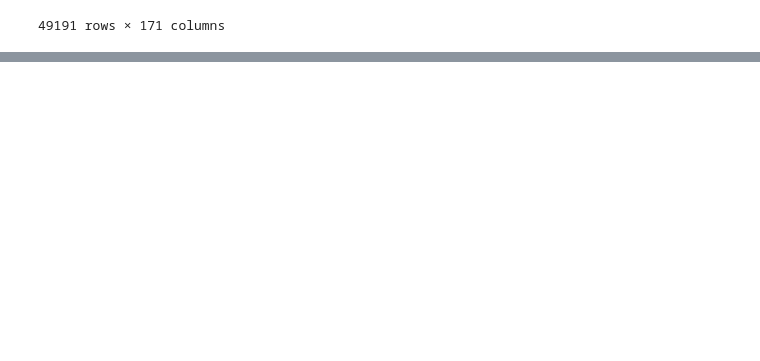
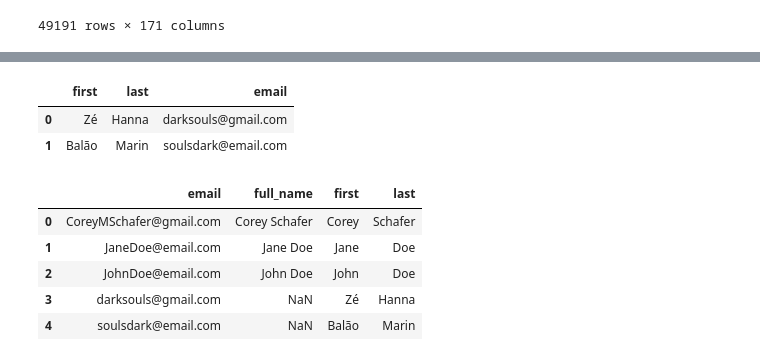
Before and after one commit to medeiroscaio/ml-estudos, a Jupyter notebook: pandas/pandas.ipynb, the cells around one changed output, grey strips where cells are left out. Cells and saved outputs as stored; diff of their text form; code cells hidden in the pictures; blank space fills up the shorter version.

Commit message:
pandas - adding and removing rows/columns, concat, drop

```diff
--- a/pandas/pandas.ipynb
+++ b/pandas/pandas.ipynb
@@ -518,0 +551,2 @@ df.rename(columns = {"ConvertedCompYearly": "SalaryUSDYearly"})
+# %%
+df.drop(columns=["first", "last"], inplace=True)
@@ -518,0 +567,2 @@ df.rename(columns = {"ConvertedCompYearly": "SalaryUSDYearly"})
+# %%
+df[["first", "last"]] = df["full_name"].str.split("  ", expand=True)
@@ -518,0 +584,25 @@ df.rename(columns = {"ConvertedCompYearly": "SalaryUSDYearly"})
+# %%
+people = {
+    "first": ["Zé", "Balão"],
+    "last": ["Hanna", "Marin"],
+    "email": ["darksouls@gmail.com", "soulsdark@email.com"]
+}
+
+df2 = pd.DataFrame(people)
+# %%
+df2
+# %% [output]
+|  | first | last | email |
+| 0 | Zé | Hanna | darksouls@gmail.com |
+| 1 | Balão | Marin | soulsdark@email.com |
+# %%
+df3 = pd.concat([df, df2], ignore_index=True)
+# %%
+df3
+# %% [output]
+|  | email | full_name | first | last |
+| 0 | CoreyMSchafer@gmail.com | Corey Schafer | Corey | Schafer |
+| 1 | JaneDoe@email.com | Jane Doe | Jane | Doe |
+| 2 | JohnDoe@email.com | John Doe | John | Doe |
+| 3 | darksouls@gmail.com | NaN | Zé | Hanna |
+| 4 | soulsdark@email.com | NaN | Balão | Marin |
```
Also changed, not shown: parts of 9 cells of this notebook.
